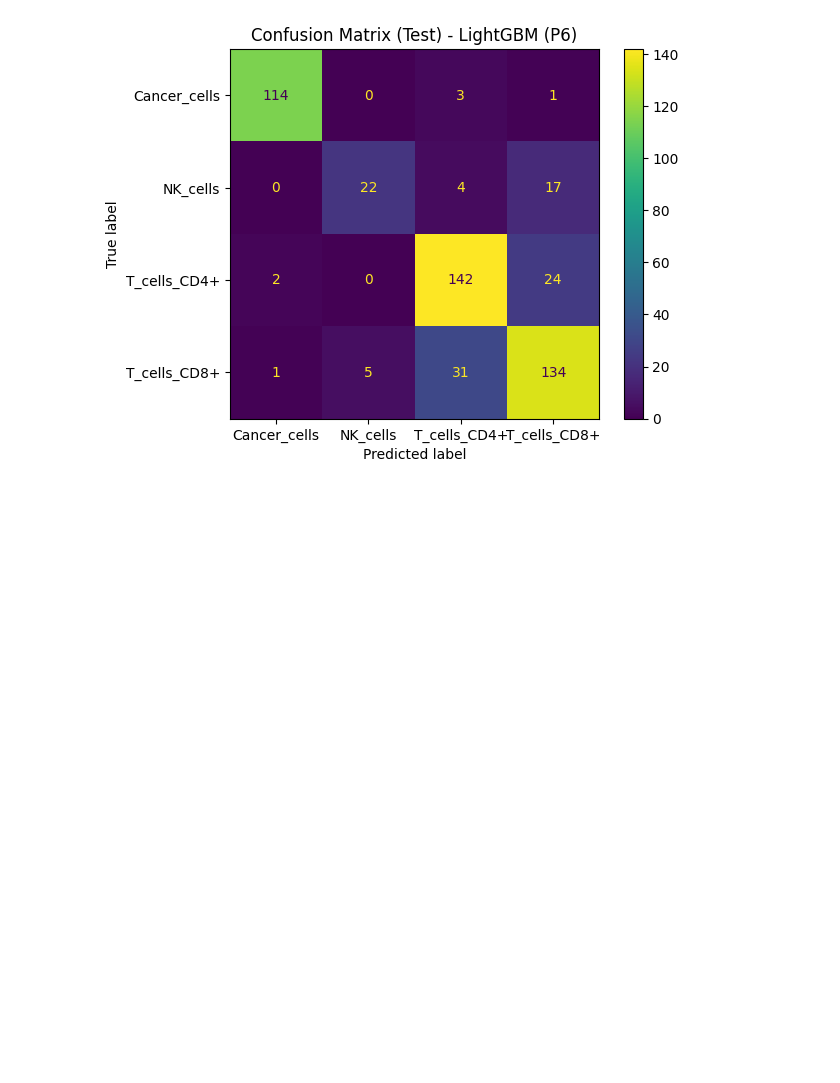
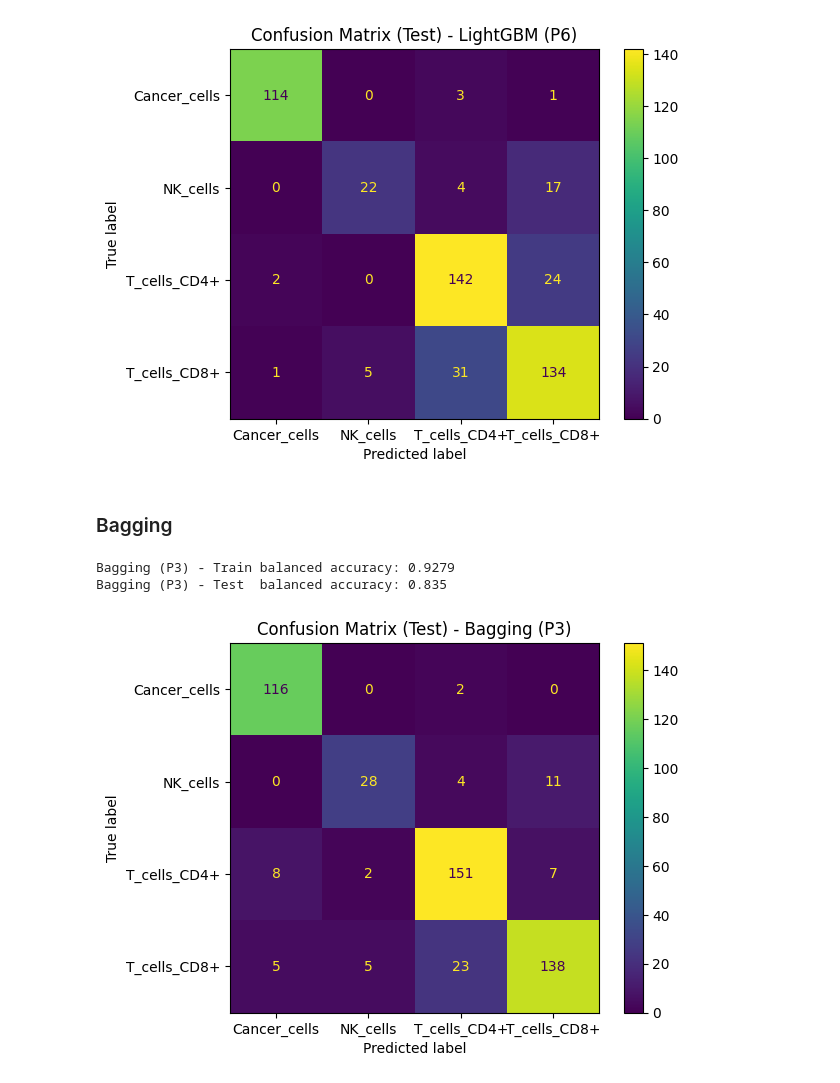
Before and after one commit to DataCampDS/scmark-classification-data-shinobi, a Jupyter notebook: model_training_before_submission.ipynb, the cells around one changed output. Cells and saved outputs as stored; diff of their text form; code cells hidden in the pictures; blank space fills up the shorter version.

Commit message:
Add Bagging and Voting

```diff
--- a/model_training_before_submission.ipynb
+++ b/model_training_before_submission.ipynb
@@ -416,7 +417,7 @@ pipe_3_logr_p = Pipeline(
                 solver="lbfgs",
                 penalty="l2",
                 C=0.05,
-                max_iter=2000,
+                max_iter=1000,
                 class_weight="balanced",
                 random_state=42,
             ),
@@ -2485,3 +2486,61 @@ You can set `force_col_wise=true` to remove the overhead.
 LGBM (P6) - Train balanced accuracy: 1.0
 LGBM (P6) - Test  balanced accuracy: 0.7766
 [figure]
+# %% [markdown]
+### Bagging
+# %%
+X_train_base = preprocess_log1p(preprocess_normalize_sum(X_train))
+X_test_base  = preprocess_log1p(preprocess_normalize_sum(X_test))
+
+top_k = 2000
+gene_idx = fit_hvg_variance(X_train_base, top_k=top_k)
+
+X_train_3 = transform_gene_filter(X_train_base, gene_idx).astype(np.float32)
+X_test_3  = transform_gene_filter(X_test_base, gene_idx).astype(np.float32)
+
+# -------------------------------------------------
+# Base tree (use your tuned tree)
+# -------------------------------------------------
+base_tree = DecisionTreeClassifier(
+    max_depth=8,
+    min_samples_leaf=20,
+    min_samples_split=2,
+    class_weight="balanced",
+    random_state=42
+)
+
+# -------------------------------------------------
+# Bagging
+# -------------------------------------------------
+pipe_bag_p3 = Pipeline(
+    [
+        ("Bagging", BaggingClassifier(
+            estimator=base_tree,
+            n_estimators=200,
+            max_samples=1.0,
+            max_features=0.3,
+            bootstrap=True,
+            bootstrap_features=False,
+            n_jobs=-1,
+            random_state=42
+        )),
+    ]
+)
+
+pipe_bag_p3.fit(X_train_3, y_train)
+
+y_train_pred = pipe_bag_p3.predict(X_train_3)
+y_test_pred  = pipe_bag_p3.predict(X_test_3)
+
+print("Bagging (P3) - Train balanced accuracy:", round(balanced_accuracy_score(y_train, y_train_pred), 4))
+print("Bagging (P3) - Test  balanced accuracy:", round(balanced_accuracy_score(y_test, y_test_pred), 4))
+
+cm = confusion_matrix(y_test, y_test_pred, labels=pipe_bag_p3.classes_)
+disp = ConfusionMatrixDisplay(confusion_matrix=cm, display_labels=pipe_bag_p3.classes_)
+disp.plot()
+plt.title("Confusion Matrix (Test) - Bagging (P3)")
+plt.show()
+# %% [output]
+Bagging (P3) - Train balanced accuracy: 0.9279
+Bagging (P3) - Test  balanced accuracy: 0.835
+[figure, added]
```
Also changed, not shown: parts of 4 cells of this notebook, 1 other file.
